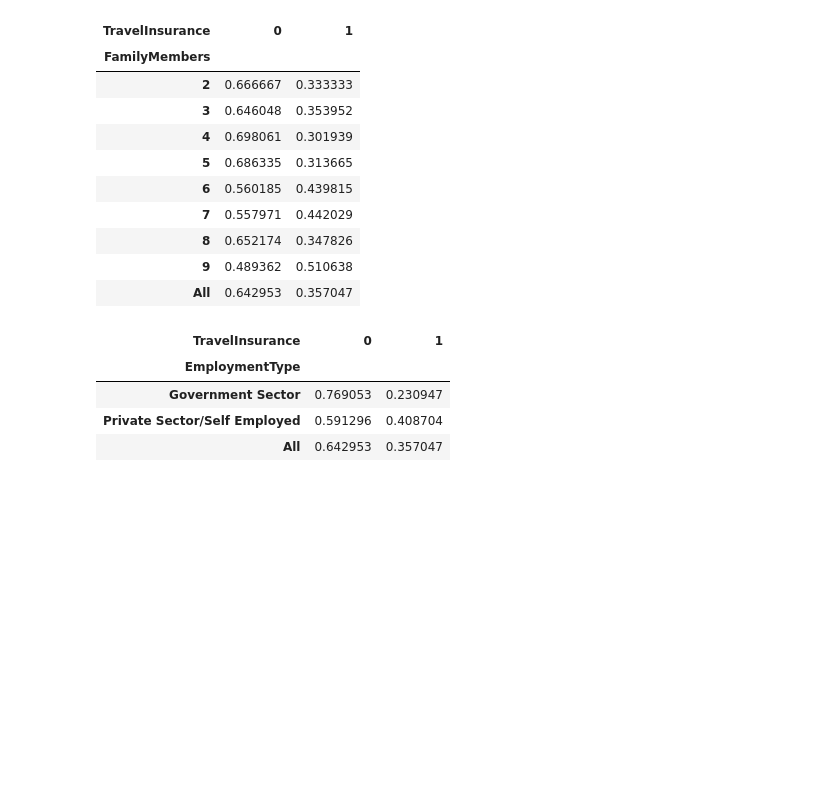
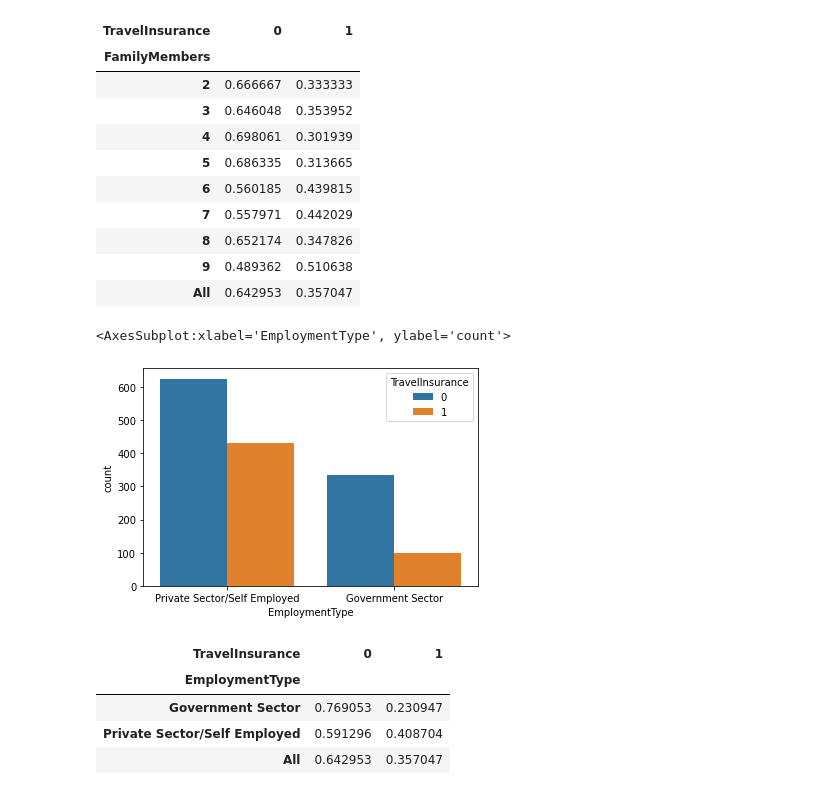
Before and after one commit to estebanarr/aprendizaje_supervisado, a Jupyter notebook: src/Análisis exploratorio.ipynb, the cells around one changed output. Cells and saved outputs as stored; diff of their text form; code cells hidden in the pictures; blank space fills up the shorter version.

```diff
--- a/src/Análisis exploratorio.ipynb
+++ b/src/Análisis exploratorio.ipynb
@@ -205,6 +205,12 @@ pd.crosstab(train_df.FamilyMembers,train_df.TravelInsurance, margins=True, norma
 | 8 | 0.652174 | 0.347826 |
 | 9 | 0.489362 | 0.510638 |
 | All | 0.642953 | 0.357047 |
+# %%
+fig = plt.figure(figsize=(6,4))
+sns.countplot(train_df.EmploymentType,  hue=train_df.TravelInsurance )
+# %% [output]
+<AxesSubplot:xlabel='EmploymentType', ylabel='count'>
+[figure, added]
 # %%
 pd.crosstab(train_df.EmploymentType,train_df.TravelInsurance, margins=True, normalize="index")
 #La probabilidad de que otorgen el Seguro es mayor entre las personas que tienen trabajo en el sector privado o son autoempleados
```
Also changed, not shown: parts of 9 cells of this notebook.
